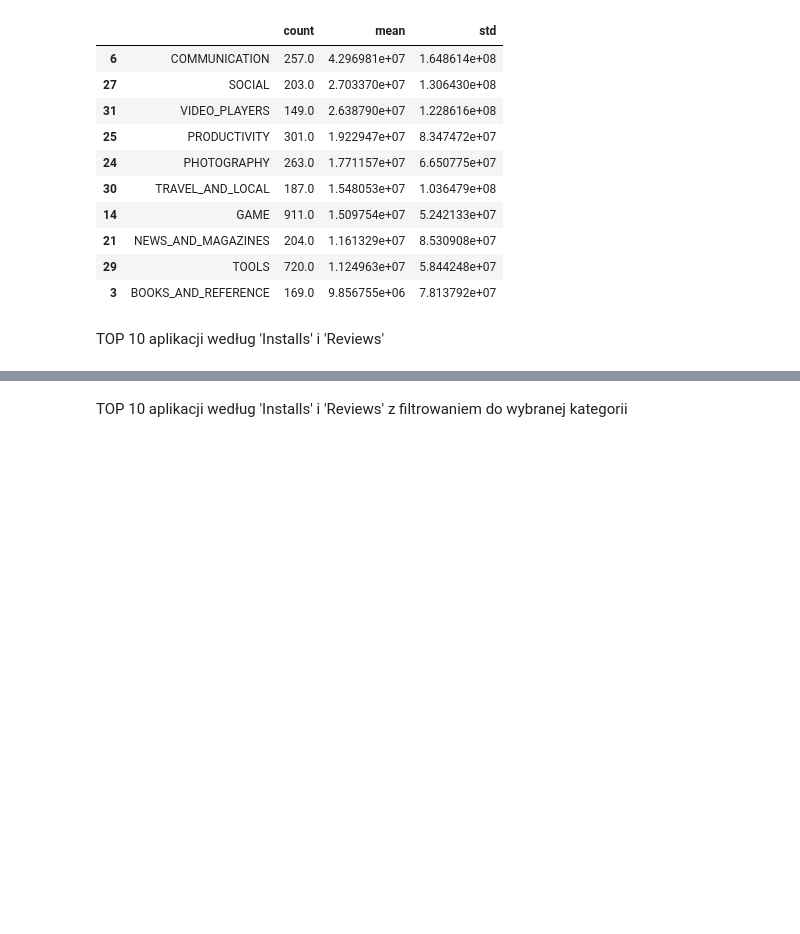
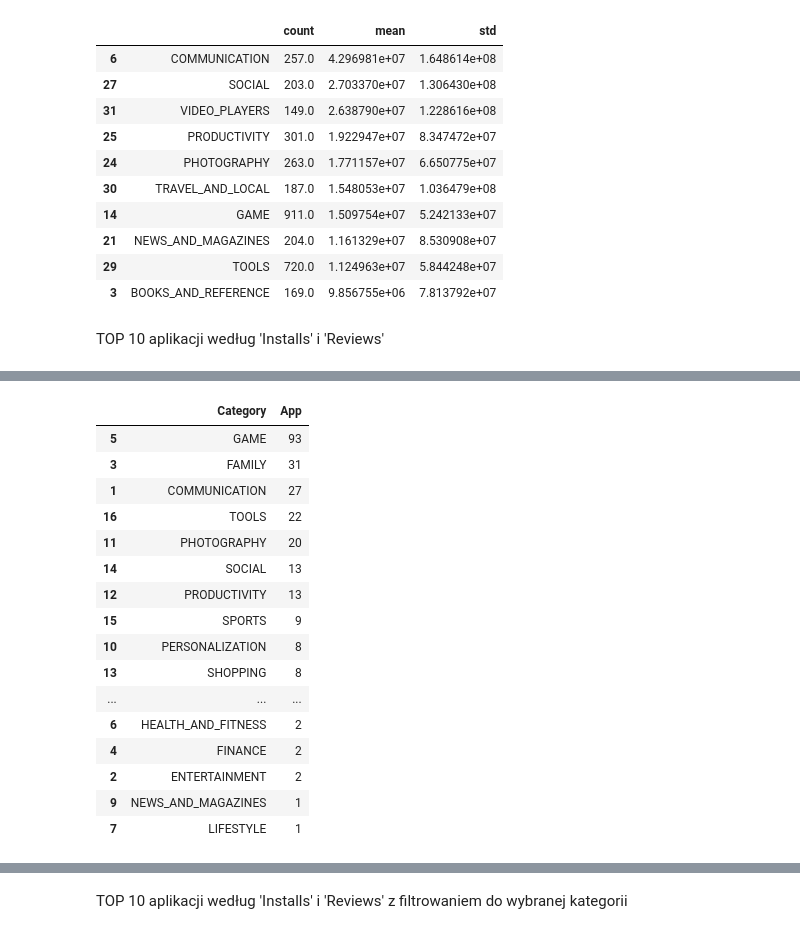
Before and after one commit to infoshareacademy/jdszr6-grupa-bez-nazwy, a Jupyter notebook: Python_project/App_store_analiza_danych.ipynb, the cells around one changed output, grey strips where cells are left out. Saved outputs shown, nothing was run; the diff lists cells and outputs as text; code cells hidden in the pictures; blank space fills up the shorter version.

```diff
--- a/Python_project/App_store_analiza_danych.ipynb
+++ b/Python_project/App_store_analiza_danych.ipynb
@@ -145,0 +184,27 @@ data.sort_values(["Installs","Reviews"], ascending=False).iloc[:10]
+# %%
+q = .8
+pop = d[d["Installs"] > d["Installs"].quantile(q)]
+pop = pop[pop["Reviews"] > pop["Reviews"].quantile(q)]
+pop.sort_values(["Installs","Reviews"], ascending=False)
+
+d = pop.sort_values(["Installs","Reviews"], ascending=False)
+d = d.groupby(["Category"]).count().reset_index()
+d.iloc[:,:2].sort_values(["App"], ascending=False)
+# %% [output]
+|  | Category | App |
+| 5 | GAME | 93 |
+| 3 | FAMILY | 31 |
+| 1 | COMMUNICATION | 27 |
+| 16 | TOOLS | 22 |
+| 11 | PHOTOGRAPHY | 20 |
+| 14 | SOCIAL | 13 |
+| 12 | PRODUCTIVITY | 13 |
+| 15 | SPORTS | 9 |
+| 10 | PERSONALIZATION | 8 |
+| 13 | SHOPPING | 8 |
+| ... | ... | ... |
+| 6 | HEALTH_AND_FITNESS | 2 |
+| 4 | FINANCE | 2 |
+| 2 | ENTERTAINMENT | 2 |
+| 9 | NEWS_AND_MAGAZINES | 1 |
+| 7 | LIFESTYLE | 1 |
```
Also changed, not shown: parts of 7 cells of this notebook.
